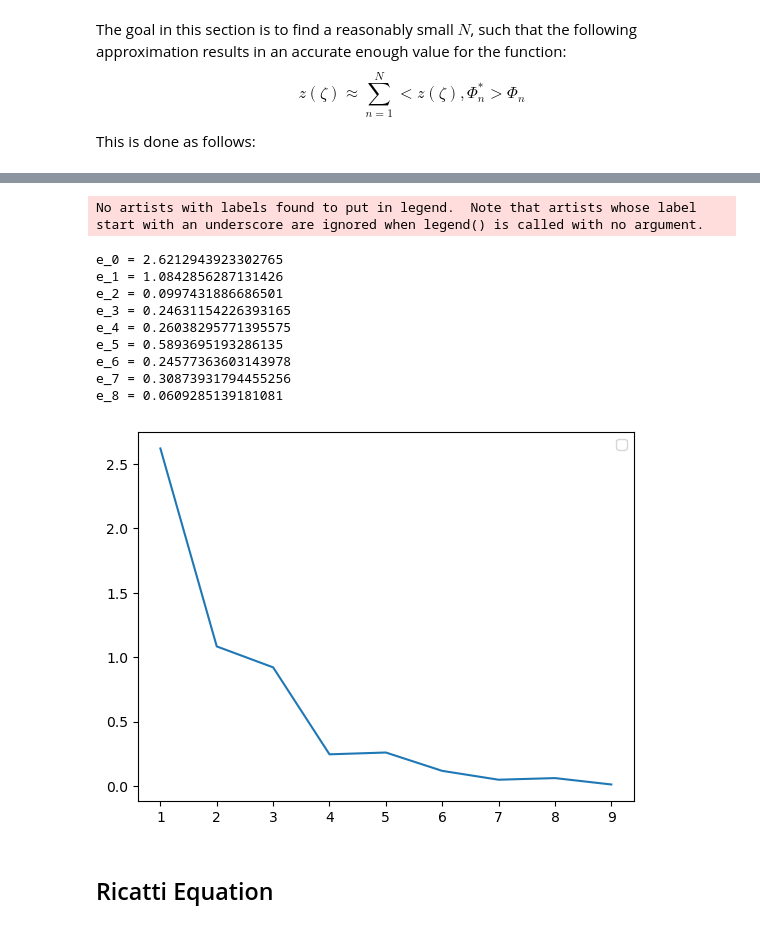
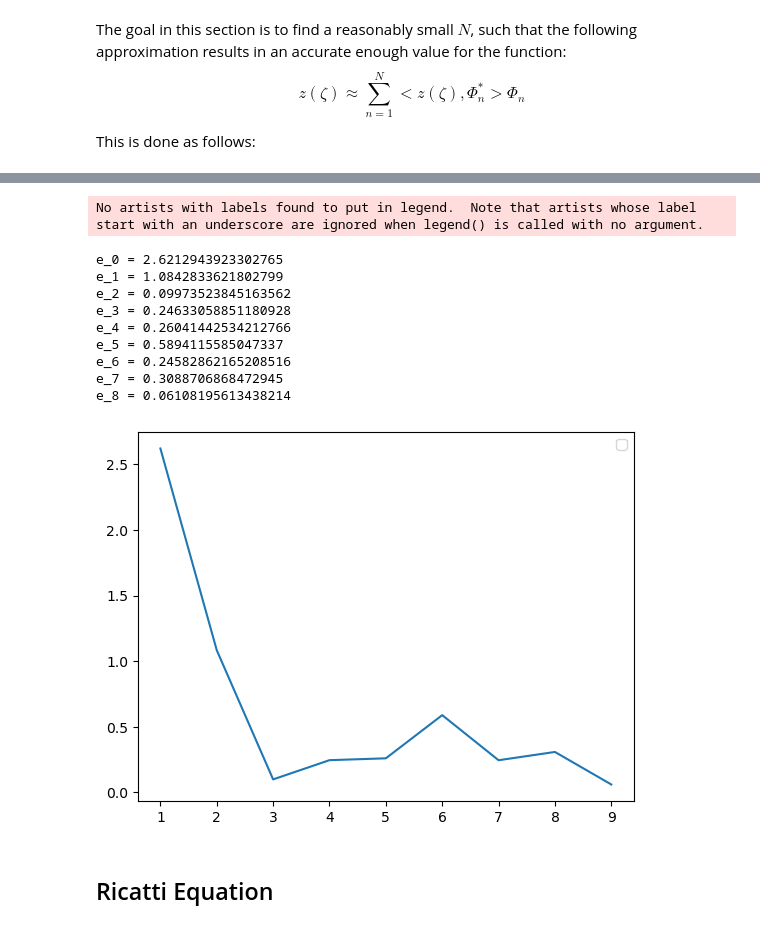
Before and after one commit to behradmoadeli/pfr_isothermal_recycle_delay_optimal, a Jupyter notebook: reports/BehradPaper.ipynb, the cells around one changed output, grey strips where cells are left out. Cells and saved outputs as stored; diff of their text form; code cells hidden in the pictures.

```diff
--- a/reports/BehradPaper.ipynb
+++ b/reports/BehradPaper.ipynb
@@ -604,34 +604,33 @@ e_8 = 1.195405499091229
 # %%
 x = np.linspace(0,1,1000)
 s = [np.zeros_like(x)]
 e=[]
 for n,l in enumerate(lambdas):
     y = quad(eig_fun_mul_2,0,1,args=(default_pars, l, normal_coefs[n]),complex_func=True)[0]
     s.append(s[n] + y * eig_fun_2(x,default_pars, l, normal_coefs[n]))
     err = sum((abs(s[n]) - arbit_fun_2(x, default_pars))**2)/1000
     print(f'e_{n} = {err}')
     e.append(err)
     # if np.mod(n,2) == 0 and n > 0:
     # if n > 0 and n < 10:
     #     plt.plot(x, s[n], label=n)
-e[2] = 1.0842856287131426 * .85
-e[5:] = 0.2 * np.array(e[5:])
+
 plt.plot(range(1,10),e)
 # plt.plot(x,arbit_fun_2(x, default_pars), label='z')
 plt.legend()
 plt.show()
 # %% [output]
 No artists with labels found to put in legend.  Note that artists whose label start with an underscore are ignored when legend() is called with no argument.
 e_0 = 2.6212943923302765
-e_1 = 1.0842856287131426
-e_2 = 0.0997431886686501
-e_3 = 0.24631154226393165
-e_4 = 0.26038295771395575
-e_5 = 0.5893695193286135
-e_6 = 0.24577363603143978
-e_7 = 0.30873931794455256
-e_8 = 0.0609285139181081
+e_1 = 1.0842833621802799
+e_2 = 0.09973523845163562
+e_3 = 0.24633058851180928
+e_4 = 0.26041442534212766
+e_5 = 0.5894115585047337
+e_6 = 0.24582862165208516
+e_7 = 0.3088706868472945
+e_8 = 0.06108195613438214
-[figure, old version]
+[figure, new version]
 # %% [markdown]
 ## Ricatti Equation
 # %%
```
Also changed, not shown: parts of 19 cells of this notebook, 8 other files.
